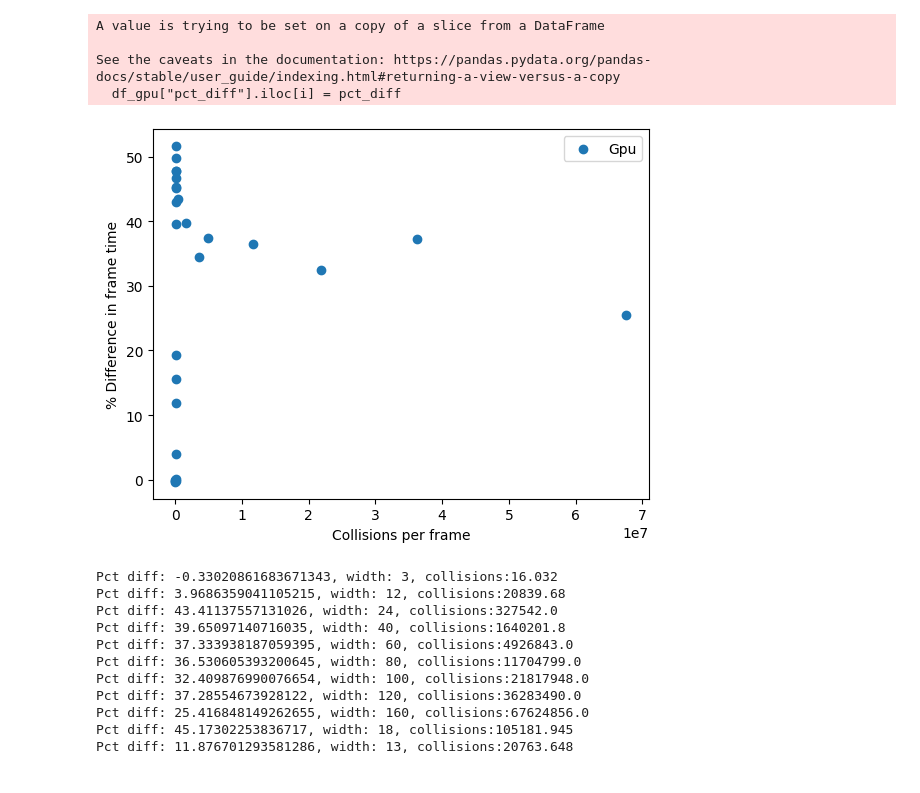
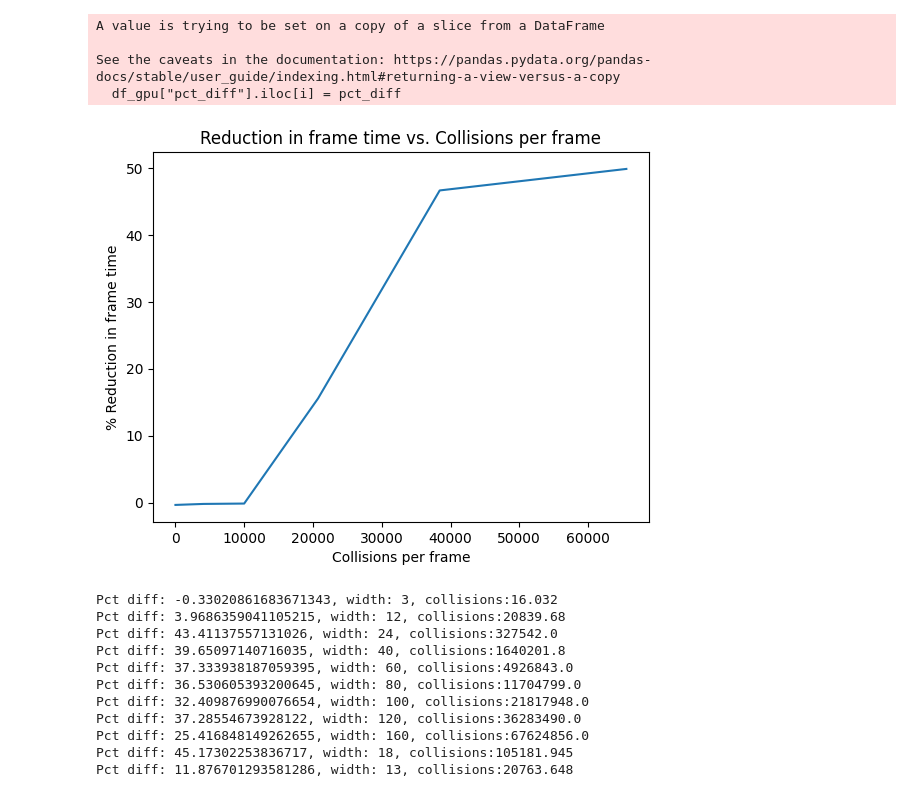
Before and after one commit to Sheldonfrith/gpu_collision_detection_bevy, a Jupyter notebook: script.ipynb, the cells around one changed output. Saved outputs shown, nothing was run; the diff lists cells and outputs as text; code cells hidden in the pictures.

```diff
--- a/script.ipynb
+++ b/script.ipynb
@@ -303,18 +328,25 @@ See the caveats in the documentation: https://pandas.pydata.org/pandas-docs/stab
 # %%
 # plot % difference
-n = 1000000000  # for example
+n = 100000 # for example
 
 # Filter the DataFrame for collisions_per_frame < n
 df_gpu_filtered = df_gpu[df_gpu["collisions_per_frame"] < n]
+
+df_gpu_filtered_deduped = deduplicate_clusters(df_gpu_filtered, cluster_width=500)
+# reindex
+df_gpu_filtered_deduped = df_gpu_filtered_deduped.reset_index(drop=True)
+# sort again
+df_gpu_filtered_deduped = df_gpu_filtered_deduped.sort_values('collisions_per_frame')
 plt.figure()
-plt.scatter(df_gpu_filtered["collisions_per_frame"], df_gpu_filtered["pct_diff"], label="Gpu")
+plt.plot(df_gpu_filtered_deduped["collisions_per_frame"], df_gpu_filtered_deduped["pct_diff"], label="Gpu")
 # plt.xscale('log')
 plt.xlabel("Collisions per frame")
-plt.ylabel("% Difference in frame time")
-plt.legend()
+plt.ylabel("% Reduction in frame time")
+plt.title("Reduction in frame time vs. Collisions per frame")
+# plt.legend()
 plt.show()
 # %% [output]
-[figure, old version]
+[figure, new version]
 # %%
 import json
 import matplotlib.pyplot as plt
```
Also changed, not shown: parts of 4 cells of this notebook, 10 other files.
